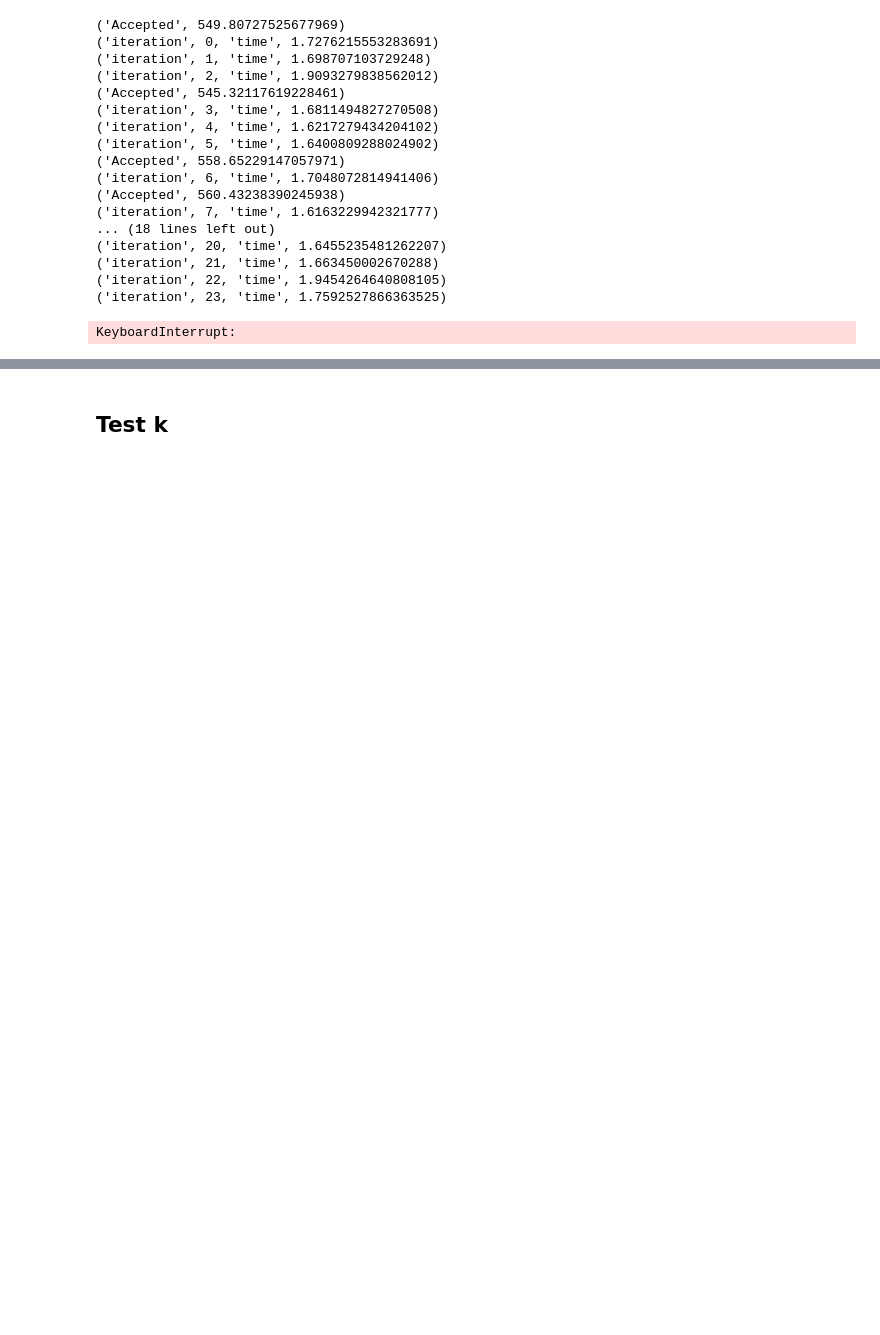
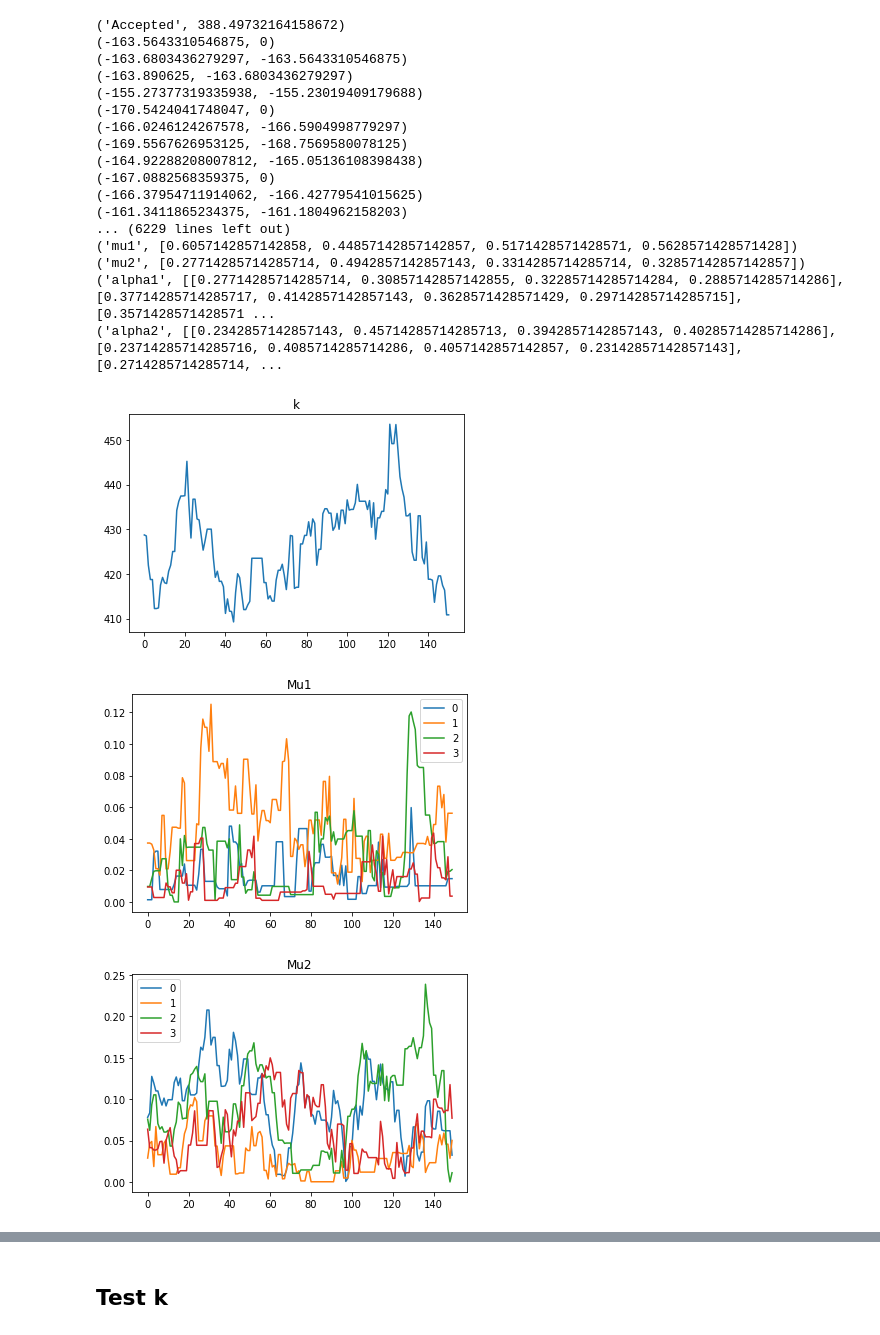
Before and after one commit to guilhermeresende/granger-busca-timebreak, a Jupyter notebook: Inferencia.ipynb, the cells around one changed output, grey strips where cells are left out. Cells and saved outputs as stored; diff of their text form; code cells hidden in the pictures; blank space fills up the shorter version.

```diff
--- a/Inferencia.ipynb
+++ b/Inferencia.ipynb
@@ -48,24 +50,28 @@ plt.show()
 # %%
+t=time()
 G=G=fit_granger_k.Granger_k(timestamps,T=T)
-G.fit(n_iter=400,var_k=10,var_mu=0.03,var_alpha=0.08,burn_in=200,initial_time=550)
+G.fit(n_iter=350,var_k=6,var_mu=0.03,var_alpha=0.08,burn_in=200)
+print(time()-t)
 G.print_rejection_rate()
 G.plot_values()
 # %% [output]
-('Accepted', 549.80727525677969)
-('iteration', 0, 'time', 1.7276215553283691)
-('iteration', 1, 'time', 1.698707103729248)
-('iteration', 2, 'time', 1.9093279838562012)
-('Accepted', 545.32117619228461)
-('iteration', 3, 'time', 1.6811494827270508)
-('iteration', 4, 'time', 1.6217279434204102)
-('iteration', 5, 'time', 1.6400809288024902)
-('Accepted', 558.65229147057971)
-('iteration', 6, 'time', 1.7048072814941406)
-('Accepted', 560.43238390245938)
-('iteration', 7, 'time', 1.6163229942321777)
-... (18 lines left out)
-('iteration', 20, 'time', 1.6455235481262207)
-('iteration', 21, 'time', 1.663450002670288)
-('iteration', 22, 'time', 1.9454264640808105)
-('iteration', 23, 'time', 1.7592527866363525)
+('Accepted', 388.49732164158672)
+(-163.5643310546875, 0)
+(-163.6803436279297, -163.5643310546875)
+(-163.890625, -163.6803436279297)
+(-155.27377319335938, -155.23019409179688)
+(-170.5424041748047, 0)
+(-166.0246124267578, -166.5904998779297)
+(-169.5567626953125, -168.7569580078125)
+(-164.92288208007812, -165.05136108398438)
+(-167.0882568359375, 0)
+(-166.37954711914062, -166.42779541015625)
+(-161.3411865234375, -161.1804962158203)
+... (6229 lines left out)
+('mu1', [0.6057142857142858, 0.44857142857142857, 0.5171428571428571, 0.5628571428571428])
+('mu2', [0.27714285714285714, 0.4942857142857143, 0.3314285714285714, 0.32857142857142857])
+('alpha1', [[0.27714285714285714, 0.30857142857142855, 0.32285714285714284, 0.2885714285714286], [0.37714285714285717, 0.4142857142857143, 0.3628571428571429, 0.29714285714285715], [0.3571428571428571 ...
+('alpha2', [[0.2342857142857143, 0.45714285714285713, 0.3942857142857143, 0.40285714285714286], [0.23714285714285716, 0.4085714285714286, 0.4057142857142857, 0.23142857142857143], [0.2714285714285714, ...
-KeyboardInterrupt:
+[figure, added]
+[figure, added]
+[figure, added]
```
Also changed, not shown: parts of 19 cells of this notebook, 4 other files.
